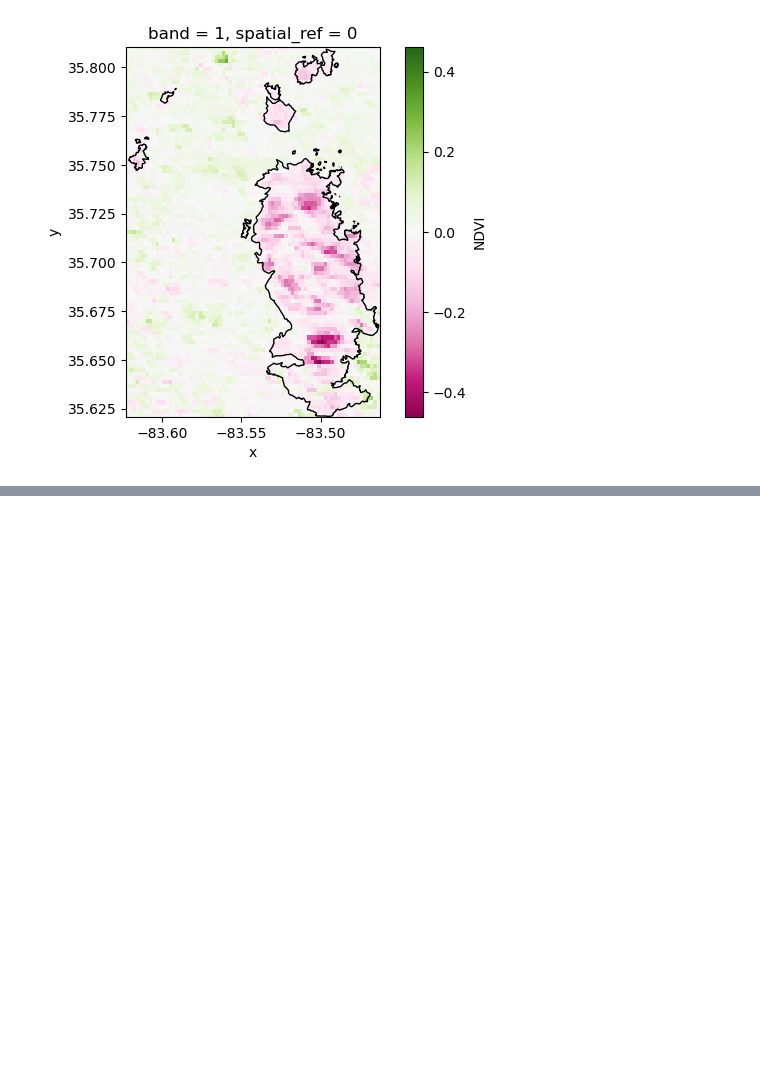
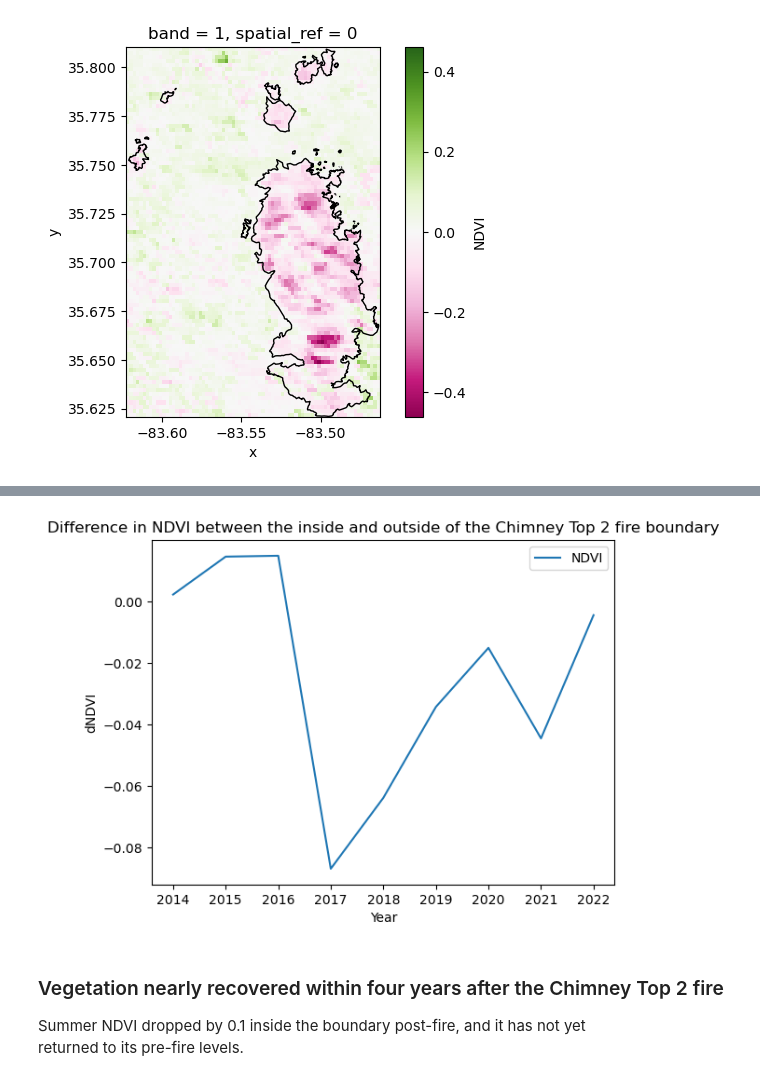
Before and after one commit to aholcomb23/aholcomb23.github.io, a Jupyter notebook: notebooks/chimney_tops_2.ipynb, the cells around one changed output, grey strips where cells are left out. Saved outputs shown, nothing was run; the diff lists cells and outputs as text; code cells hidden in the pictures; blank space fills up the shorter version.

```diff
--- a/notebooks/chimney_tops_2.ipynb
+++ b/notebooks/chimney_tops_2.ipynb
@@ -163,9 +180,12 @@ ndvi_out_df = (
     .NDVI
     .to_dataframe()[['NDVI']])
 # %%
-(ndvi_fire_df - ndvi_out_df).hvplot(
+(ndvi_fire_df - ndvi_out_df).plot(
     xlabel='Year',
     ylabel='dNDVI',
-    title='Difference in NDVI between the inside and outside of the Chimney Top 2 fire boundary'
+    title='Difference in NDVI between the inside and outside of the'
+     ' Chimney Top 2 fire boundary'
 )
+
+plt.show()
 # %% [output]
@@ -173,3 +192,9 @@ ndvi_out_df = (
+[figure, added]
+# %% [markdown]
+### Vegetation nearly recovered within four years after the Chimney Top 2 fire
+
+Summer NDVI dropped by 0.1 inside the boundary post-fire, and it has not yet
+returned to its pre-fire levels.
 # %%
 %%capture
 %%bash
```
Also changed, not shown: parts of 2 cells of this notebook, 1 other file.
